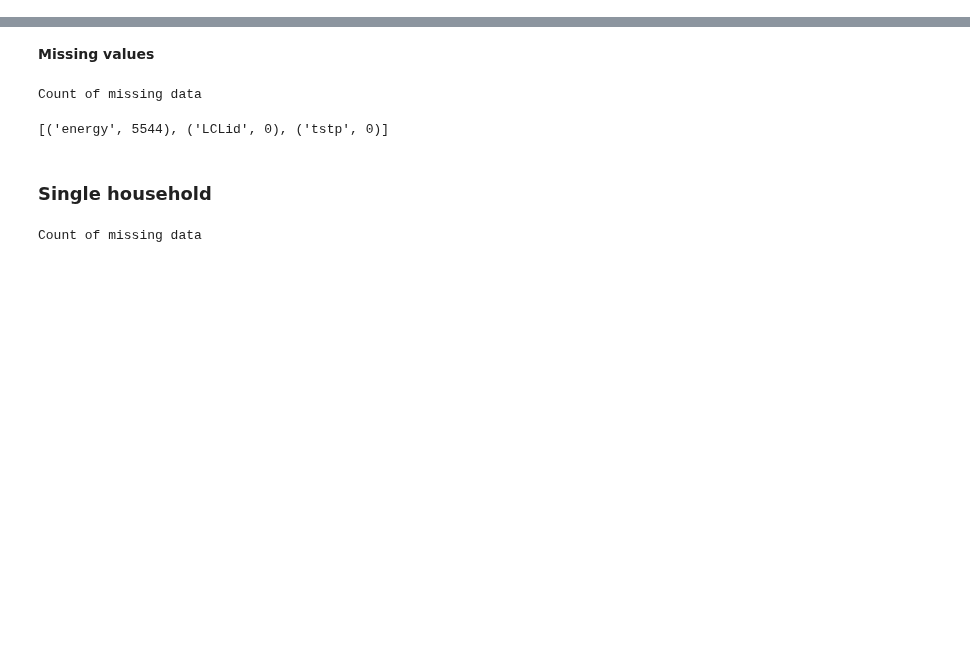
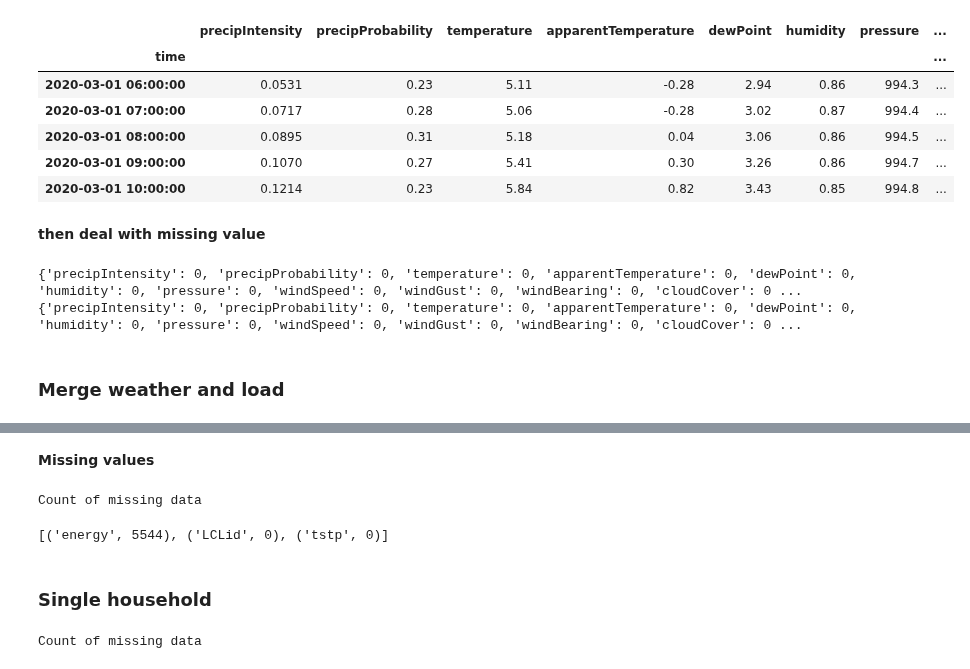
Before and after one commit to charlesfu4/MT, a Jupyter notebook: data/dataPrep.ipynb, the cells around one changed output, grey strips where cells are left out. Cells and saved outputs as stored; diff of their text form; code cells hidden in the pictures; blank space fills up the shorter version.

```diff
--- a/data/dataPrep.ipynb
+++ b/data/dataPrep.ipynb
@@ -131,0 +156,28 @@ elia_qh.to_csv("elia_qh.csv", index = True)
+# %%
+weather_elia.drop(columns = ['summary','icon','precipType', 'precipAccumulation'], axis = 1,inplace = True)
+# %%
+elia_w_train = weather_elia.iloc[:1446,:]
+elia_w_test = weather_elia.iloc[1446:]
+elia_w_test.head()
+# %% [output]
+|  | precipIntensity | precipProbability | temperature | apparentTemperature | dewPoint | humidity | pressure | ... |
+| time |  |  |  |  |  |  |  | ... |
+| 2020-03-01 06:00:00 | 0.0531 | 0.23 | 5.11 | -0.28 | 2.94 | 0.86 | 994.3 | ... |
+| 2020-03-01 07:00:00 | 0.0717 | 0.28 | 5.06 | -0.28 | 3.02 | 0.87 | 994.4 | ... |
+| 2020-03-01 08:00:00 | 0.0895 | 0.31 | 5.18 | 0.04 | 3.06 | 0.86 | 994.5 | ... |
+| 2020-03-01 09:00:00 | 0.1070 | 0.27 | 5.41 | 0.30 | 3.26 | 0.86 | 994.7 | ... |
+| 2020-03-01 10:00:00 | 0.1214 | 0.23 | 5.84 | 0.82 | 3.43 | 0.85 | 994.8 | ... |
+# %% [markdown]
+**then deal with missing value**
+# %%
+## missing value train
+missing = count_missing(elia_w_train)
+print(missing)
+## missing value test
+missing = count_missing(elia_w_test)
+print(missing)
+# %% [output]
+{'precipIntensity': 0, 'precipProbability': 0, 'temperature': 0, 'apparentTemperature': 0, 'dewPoint': 0, 'humidity': 0, 'pressure': 0, 'windSpeed': 0, 'windGust': 0, 'windBearing': 0, 'cloudCover': 0 ...
+{'precipIntensity': 0, 'precipProbability': 0, 'temperature': 0, 'apparentTemperature': 0, 'dewPoint': 0, 'humidity': 0, 'pressure': 0, 'windSpeed': 0, 'windGust': 0, 'windBearing': 0, 'cloudCover': 0 ...
+# %% [markdown]
+### Merge weather and load
```
Also changed, not shown: parts of 51 cells of this notebook, 4 other files.
